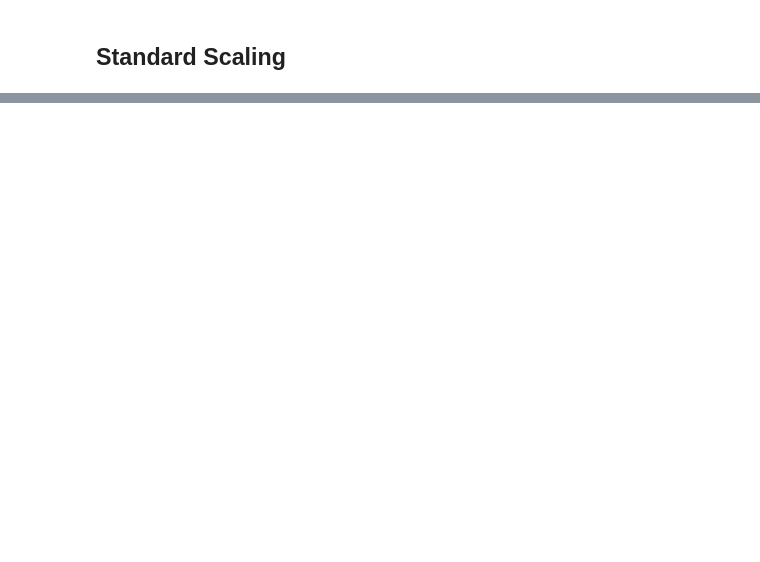
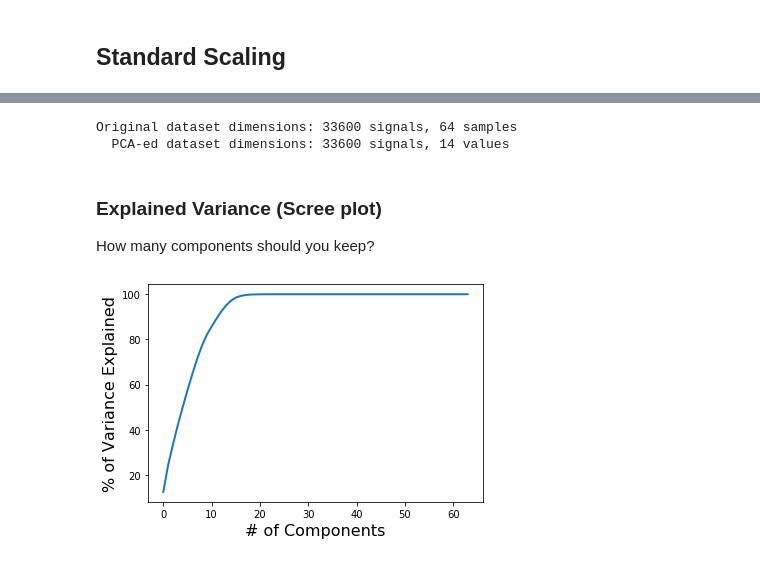
Before and after one commit to keitaay/bmme_890_yokoyama, a Jupyter notebook: HW-99/PCA-neuro.ipynb, the cells around one changed output, grey strips where cells are left out. Cells and saved outputs as stored; diff of their text form; code cells hidden in the pictures; blank space fills up the shorter version.

```diff
--- a/HW-99/PCA-neuro.ipynb
+++ b/HW-99/PCA-neuro.ipynb
@@ -100,0 +139,11 @@ x_pca2=pca2.fit_transform(x)
+# %%
+def PCAprep(data_raw):
+    data_red=np.zeros((8*35*10*12, 64))
+    for chan in range(8):
+        for trial in range(35):
+            for rep in range(10):
+                for stim in range(12):
+                    data=data_raw[trial, rep, stim, :, chan].reshape(1,-1)
+                    data_red[stim+(12*trial)+(12*10*rep)+(12*10*35*chan), :]=(
+                         data)
+    return data_red
@@ -100,0 +169,8 @@ x_pca2=pca2.fit_transform(x)
+# %%
+from sklearn.decomposition import PCA
+
+subj_ID=0; # one subject only!
+
+EEG_in=PCAprep( EEGstd[subj_ID,...])
+stimin=lblprep(stimTyp[subj_ID,...])
+coroin=lblprep(col_row[subj_ID,...])
@@ -100,0 +195,18 @@ x_pca2=pca2.fit_transform(x)
+# %%
+pca2=PCA(0.95)
+EEGpca2=pca2.fit_transform(EEG_in)
+
+print('Original dataset dimensions:',EEG_in.shape[0],'signals,',EEG_in.shape[-1],'samples')
+print('  PCA-ed dataset dimensions:',EEGpca2.shape[0],'signals,',EEGpca2.shape[-1],'values')
+# %% [output]
+Original dataset dimensions: 33600 signals, 64 samples
+  PCA-ed dataset dimensions: 33600 signals, 14 values
+# %% [markdown]
+### Explained Variance (Scree plot)
+How many components should you keep?
+# %%
+pcaA=PCA();  EEGpcaA=pcaA.fit_transform(EEG_in)
+scree=np.cumsum( pcaA.explained_variance_ratio_ )*100
+plotMe(np.arange(len(scree)), scree, "# of Components", "% of Variance Explained")
+# %% [output]
+[figure, added]
```
Also changed, not shown: parts of 36 cells of this notebook.
